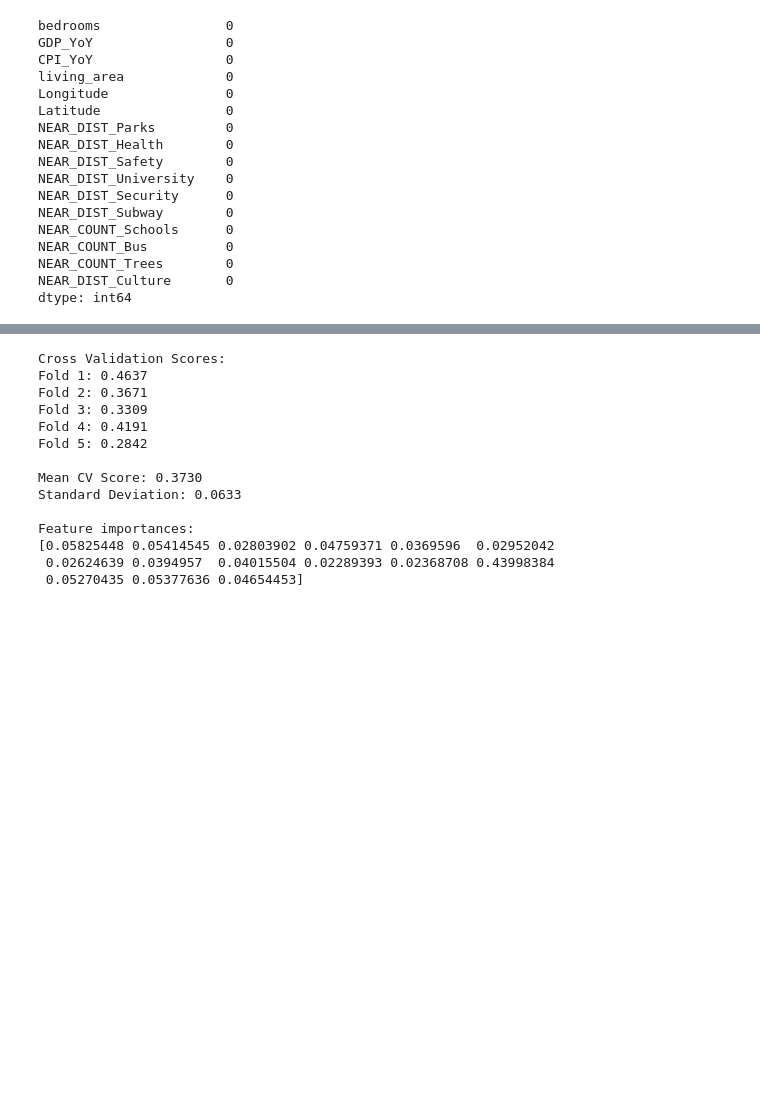
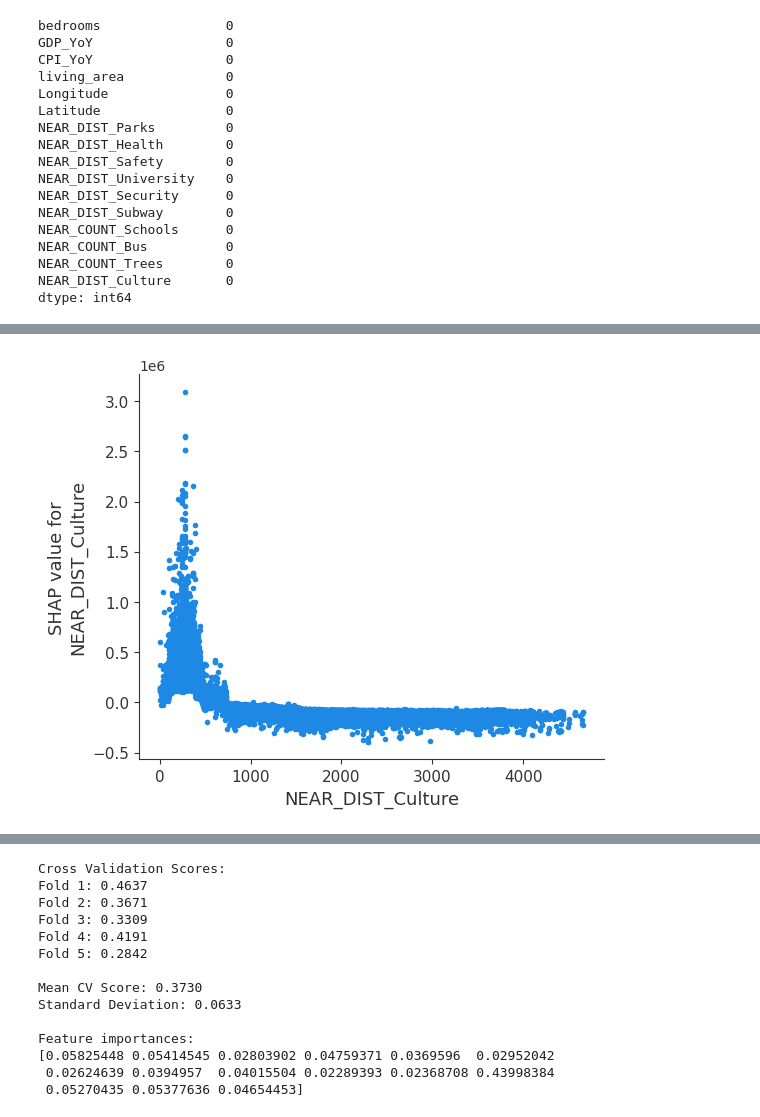
Before and after one commit to hunkim98/boston_real_estate, a Jupyter notebook: spatial_analysis_all.ipynb, the cells around one changed output, grey strips where cells are left out. Saved outputs shown, nothing was run; the diff lists cells and outputs as text; code cells hidden in the pictures; blank space fills up the shorter version.

```diff
--- a/spatial_analysis_all.ipynb
+++ b/spatial_analysis_all.ipynb
@@ -346,0 +401,9 @@ shap.plots.scatter(
+# %%
+shap.dependence_plot(
+    "NEAR_DIST_Culture",   # the feature you're analyzing
+    shap_values1,          # SHAP values (from TreeExplainer)
+    X1,                     # the original input DataFrame
+    interaction_index=None  # disables coloring by interacting feature
+)
+# %% [output]
+[figure, added]
```
Also changed, not shown: parts of 45 cells of this notebook, 25 other files.
